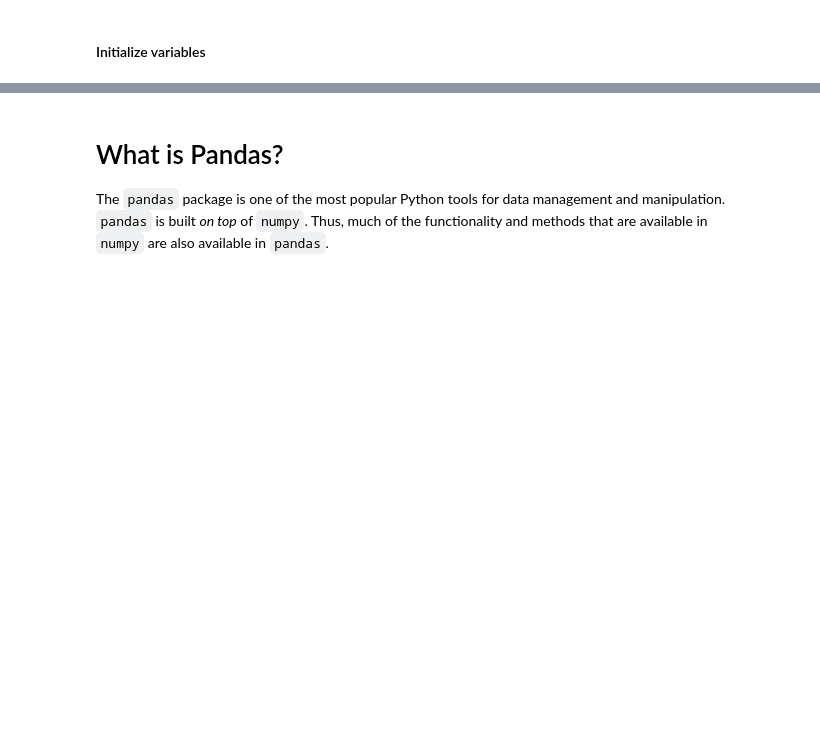
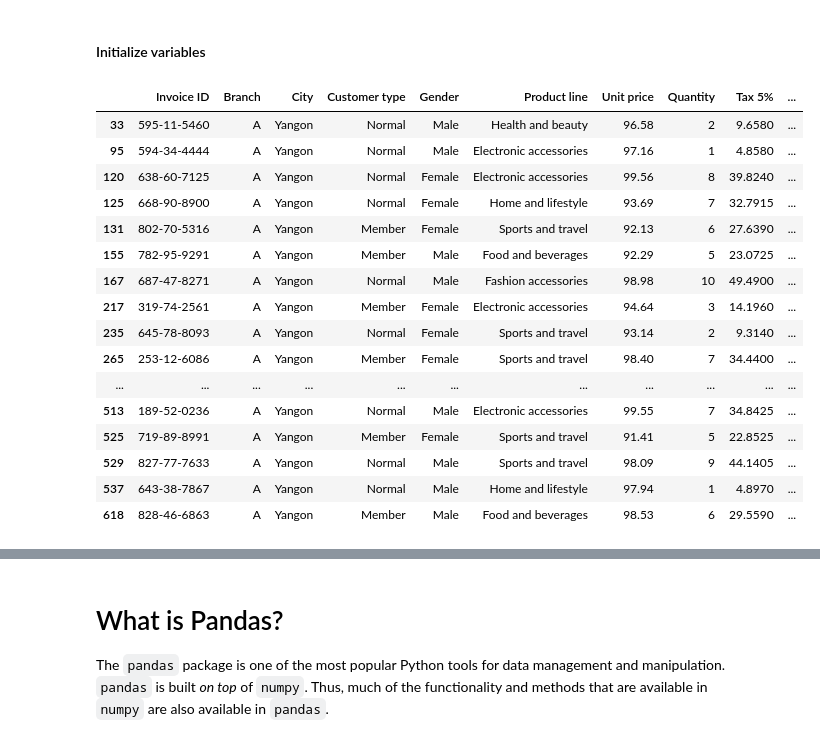
Before and after one commit to gregbott/Python_For_Business_Students, a Jupyter notebook: Pandas.ipynb, the cells around one changed output, grey strips where cells are left out. Drawn from its saved outputs; the diff is of its cells as text; code cells hidden in the pictures; blank space fills up the shorter version.

```diff
--- a/Pandas.ipynb
+++ b/Pandas.ipynb
@@ -20,4 +20,24 @@ df_super = pd.read_csv('files/supermarket_sales.csv')
 pd.set_option('display.max_rows', 200)
 pd.set_option('display.min_rows', 10)
 pd.set_option('display.max_columns', 50)
+# %%
+df_super.query('City=="Yangon" & `Unit price`>90').head(20)
+# %% [output]
+|  | Invoice ID | Branch | City | Customer type | Gender | Product line | Unit price | Quantity | Tax 5% | ... |
+| 33 | 595-11-5460 | A | Yangon | Normal | Male | Health and beauty | 96.58 | 2 | 9.6580 | ... |
+| 95 | 594-34-4444 | A | Yangon | Normal | Male | Electronic accessories | 97.16 | 1 | 4.8580 | ... |
+| 120 | 638-60-7125 | A | Yangon | Normal | Female | Electronic accessories | 99.56 | 8 | 39.8240 | ... |
+| 125 | 668-90-8900 | A | Yangon | Normal | Female | Home and lifestyle | 93.69 | 7 | 32.7915 | ... |
+| 131 | 802-70-5316 | A | Yangon | Member | Female | Sports and travel | 92.13 | 6 | 27.6390 | ... |
+| 155 | 782-95-9291 | A | Yangon | Member | Male | Food and beverages | 92.29 | 5 | 23.0725 | ... |
+| 167 | 687-47-8271 | A | Yangon | Normal | Male | Fashion accessories | 98.98 | 10 | 49.4900 | ... |
+| 217 | 319-74-2561 | A | Yangon | Member | Female | Electronic accessories | 94.64 | 3 | 14.1960 | ... |
+| 235 | 645-78-8093 | A | Yangon | Normal | Female | Sports and travel | 93.14 | 2 | 9.3140 | ... |
+| 265 | 253-12-6086 | A | Yangon | Member | Female | Sports and travel | 98.40 | 7 | 34.4400 | ... |
+| ... | ... | ... | ... | ... | ... | ... | ... | ... | ... | ... |
+| 513 | 189-52-0236 | A | Yangon | Normal | Male | Electronic accessories | 99.55 | 7 | 34.8425 | ... |
+| 525 | 719-89-8991 | A | Yangon | Member | Female | Sports and travel | 91.41 | 5 | 22.8525 | ... |
+| 529 | 827-77-7633 | A | Yangon | Normal | Male | Sports and travel | 98.09 | 9 | 44.1405 | ... |
+| 537 | 643-38-7867 | A | Yangon | Normal | Male | Home and lifestyle | 97.94 | 1 | 4.8970 | ... |
+| 618 | 828-46-6863 | A | Yangon | Member | Male | Food and beverages | 98.53 | 6 | 29.5590 | ... |
 # %%
```
Also changed, not shown: parts of 5 cells of this notebook, 4 other files.
